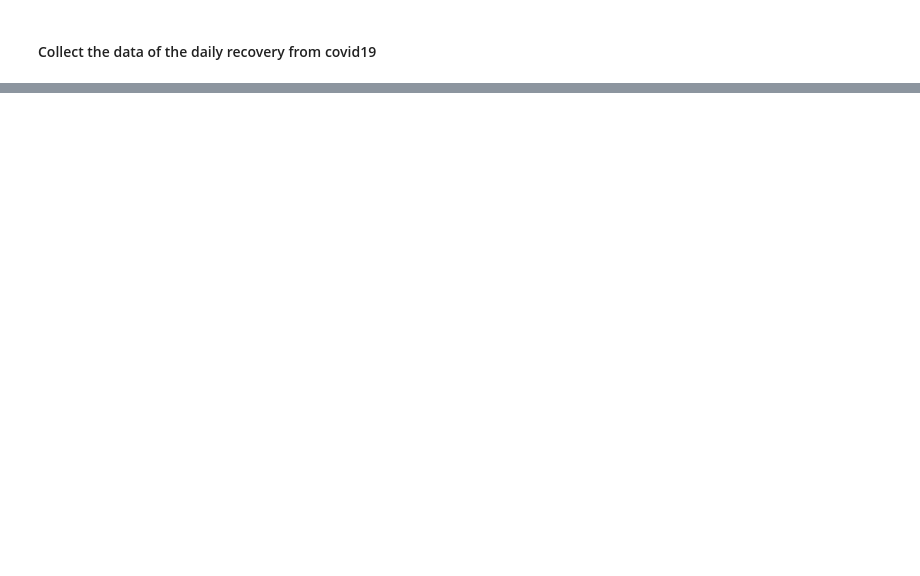
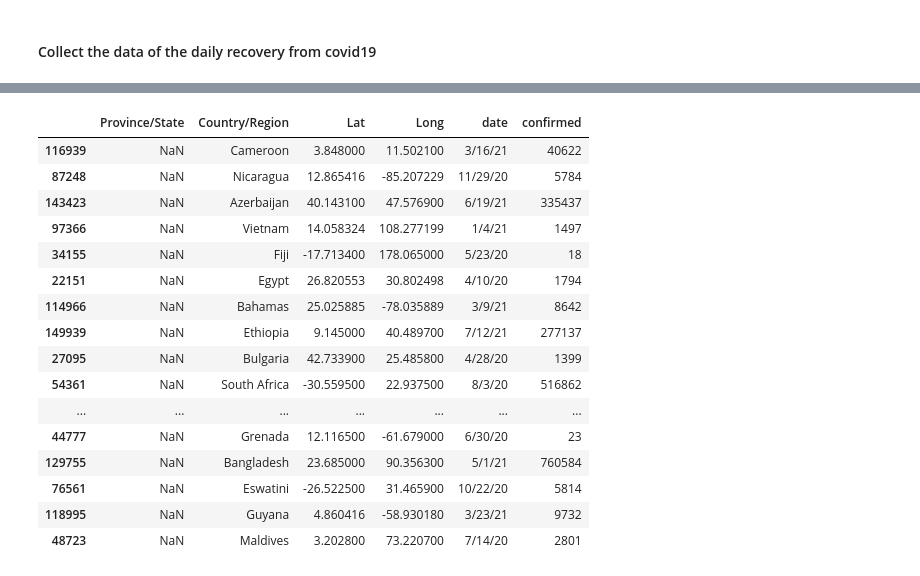
Before and after one commit to mozaini/Final_project, a Jupyter notebook: project_notebook.ipynb, the cells around one changed output, grey strips where cells are left out. Saved outputs shown, nothing was run; the diff lists cells and outputs as text; code cells hidden in the pictures; blank space fills up the shorter version.

```diff
--- a/project_notebook.ipynb
+++ b/project_notebook.ipynb
@@ -80,6 +114,6 @@ recovery_df.head()
 # %%
 confirmed = reshape(confirmed_df,
                'date',
-               'deaths')
+               'confirmed')
 confirmed.shape
 # %% [output]
@@ -127,0 +227,6 @@ recovery.sample(5)
+# %%
+# Storing only rows with null values in ['Province/State'] column
+
+recovery_na = recovery[recovery['Province/State'].isna()]
+confirmed_na = confirmed[confirmed['Province/State'].isna()]
+death_na = death[death['Province/State'].isna()]
@@ -127,0 +257,20 @@ recovery.sample(5)
+# %%
+confirmed_na.sample(20)
+# %% [output]
+|  | Province/State | Country/Region | Lat | Long | date | confirmed |
+| 116939 | NaN | Cameroon | 3.848000 | 11.502100 | 3/16/21 | 40622 |
+| 87248 | NaN | Nicaragua | 12.865416 | -85.207229 | 11/29/20 | 5784 |
+| 143423 | NaN | Azerbaijan | 40.143100 | 47.576900 | 6/19/21 | 335437 |
+| 97366 | NaN | Vietnam | 14.058324 | 108.277199 | 1/4/21 | 1497 |
+| 34155 | NaN | Fiji | -17.713400 | 178.065000 | 5/23/20 | 18 |
+| 22151 | NaN | Egypt | 26.820553 | 30.802498 | 4/10/20 | 1794 |
+| 114966 | NaN | Bahamas | 25.025885 | -78.035889 | 3/9/21 | 8642 |
+| 149939 | NaN | Ethiopia | 9.145000 | 40.489700 | 7/12/21 | 277137 |
+| 27095 | NaN | Bulgaria | 42.733900 | 25.485800 | 4/28/20 | 1399 |
+| 54361 | NaN | South Africa | -30.559500 | 22.937500 | 8/3/20 | 516862 |
+| ... | ... | ... | ... | ... | ... | ... |
+| 44777 | NaN | Grenada | 12.116500 | -61.679000 | 6/30/20 | 23 |
+| 129755 | NaN | Bangladesh | 23.685000 | 90.356300 | 5/1/21 | 760584 |
+| 76561 | NaN | Eswatini | -26.522500 | 31.465900 | 10/22/20 | 5814 |
+| 118995 | NaN | Guyana | 4.860416 | -58.930180 | 3/23/21 | 9732 |
+| 48723 | NaN | Maldives | 3.202800 | 73.220700 | 7/14/20 | 2801 |
```
Also changed, not shown: parts of 64 cells of this notebook, 8 other files.
